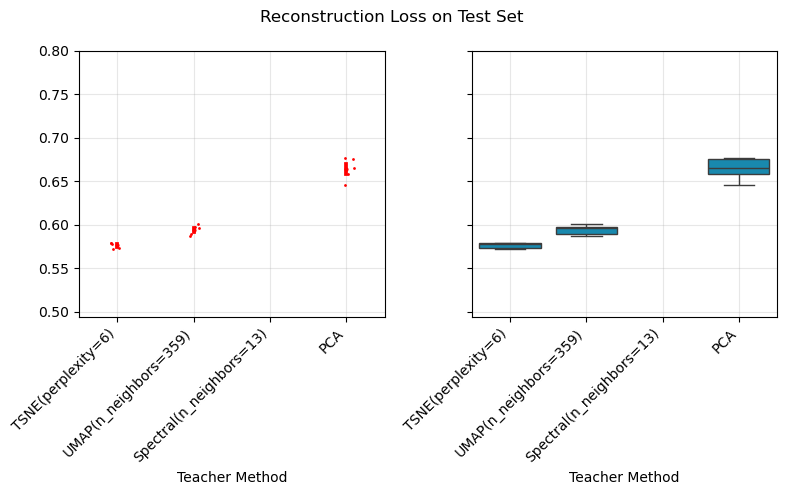
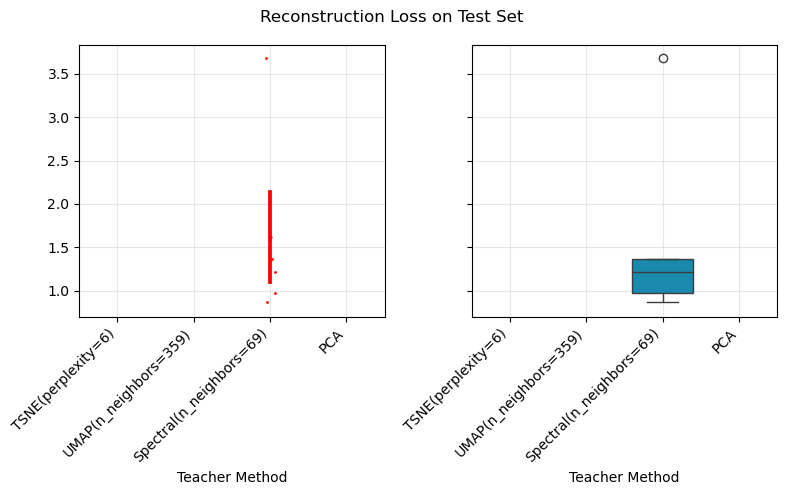
Code edit (unified diff) that turned the first committed figure into the second:
--- before
+++ after
@@ -5,5 +5,5 @@
 axes[0].set_ylabel("")
 axes[0].set_xlabel("Teacher Method")
-axes[0].set_ylim(top=0.8)
+axes[0].set_ylim(bottom=0.7)
 
 sns.boxplot(data=teachers, x = 'method', y='recon_loss', ax = axes[1], color='#0096C7')

Commit: Work from second system